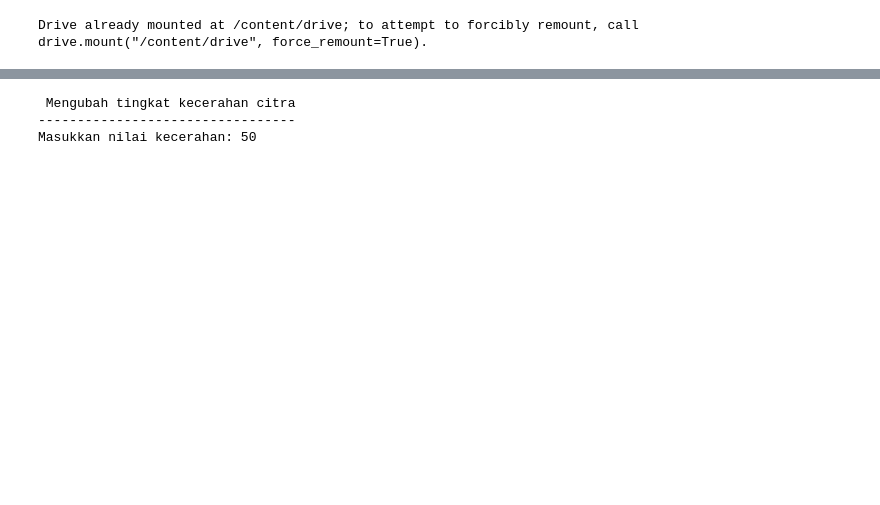
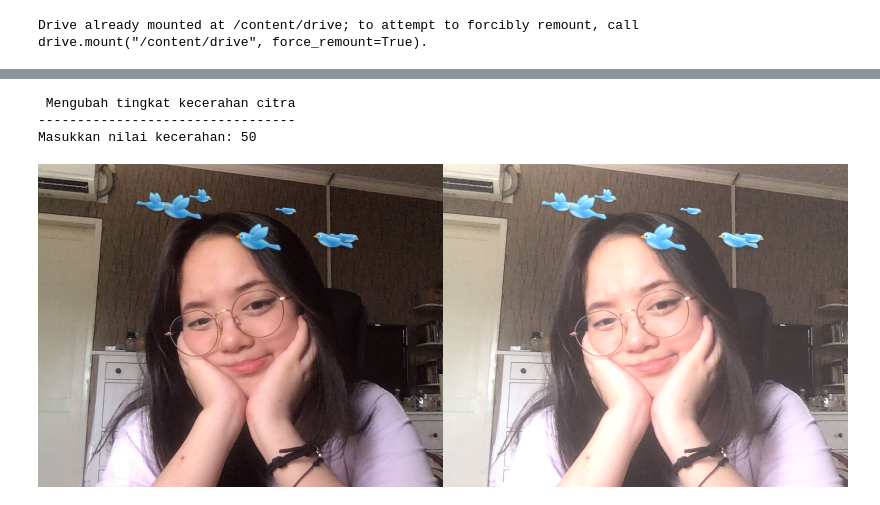
Before and after one commit to mrizazul/PCVK_GENAP_2021, a Jupyter notebook: Week3.ipynb, the cells around one changed output, grey strips where cells are left out. Cells and saved outputs as stored; diff of their text form; code cells hidden in the pictures; blank space fills up the shorter version.

```diff
--- a/Week3.ipynb
+++ b/Week3.ipynb
@@ -22,27 +22,28 @@ plt.imshow(image)
 # %%
 print(' Mengubah tingkat kecerahan citra')
 print('---------------------------------')
 
 try:
     brightness = int(input('Masukkan nilai kecerahan: '))
 except ValueError:
     print('Error, not a number')
 
-original = cv.imread('/content/drive/MyDrive/Assets/aset.jpg')
+original = cv.imread('/content/drive/MyDrive/Assets/aset1.jpg')
 brightness_image = np.zeros(original.shape, original.dtype)
 
 #akses per piksel
 for y in range(original.shape[0]):
     for x in range(original.shape[1]):
         for c in range(original.shape[2]):
             brightness_image[y,x,c] = np.clip(original[y,x,c] + brightness, 0, 255)
 
 #cara simple tanpa for loop
 #brightness_image = cv.convertScaleAbs(original, beta=brightness)
 
 final_frame = cv.hconcat((original, brightness_image))
 cv2_imshow(final_frame)
 # %% [output]
  Mengubah tingkat kecerahan citra
 ---------------------------------
 Masukkan nilai kecerahan: 50
+[figure, added]
```
Also changed, not shown: parts of 6 cells of this notebook.
